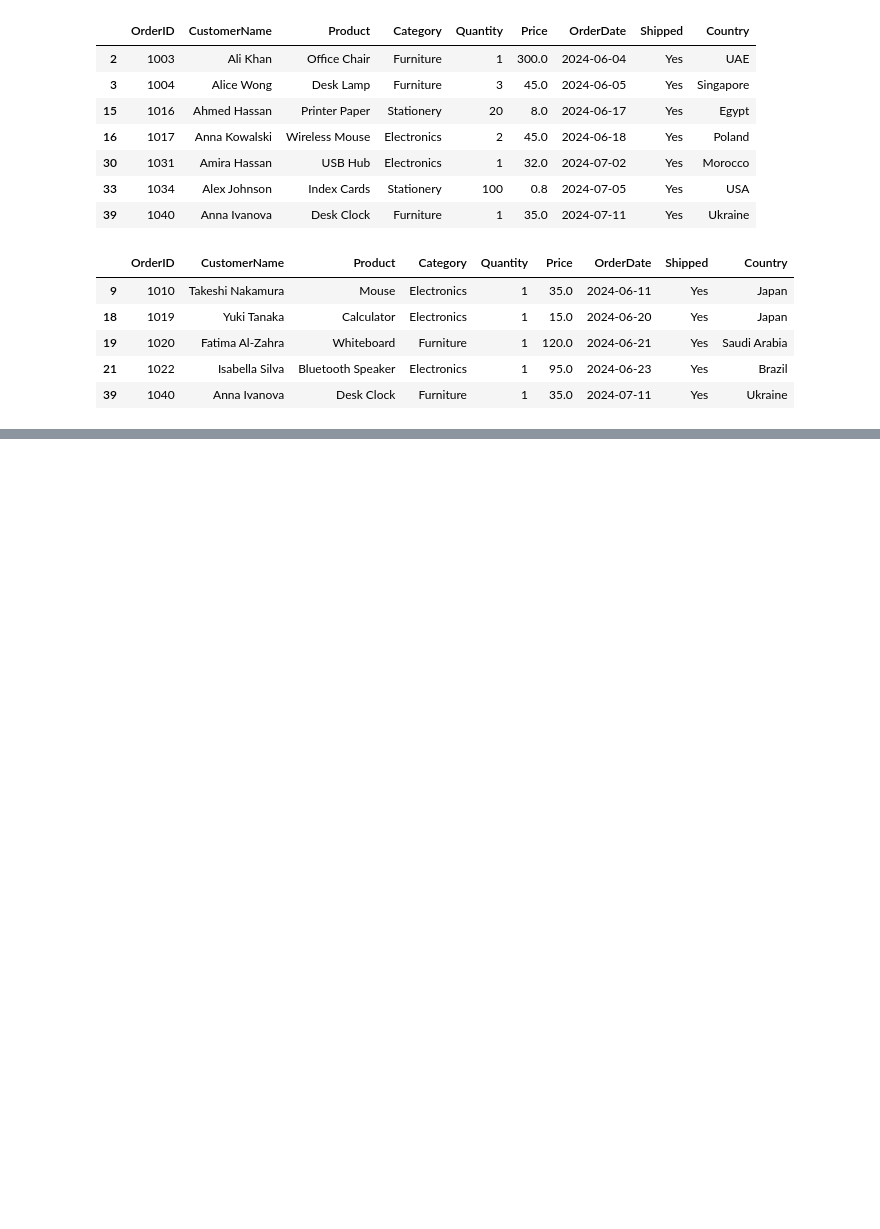
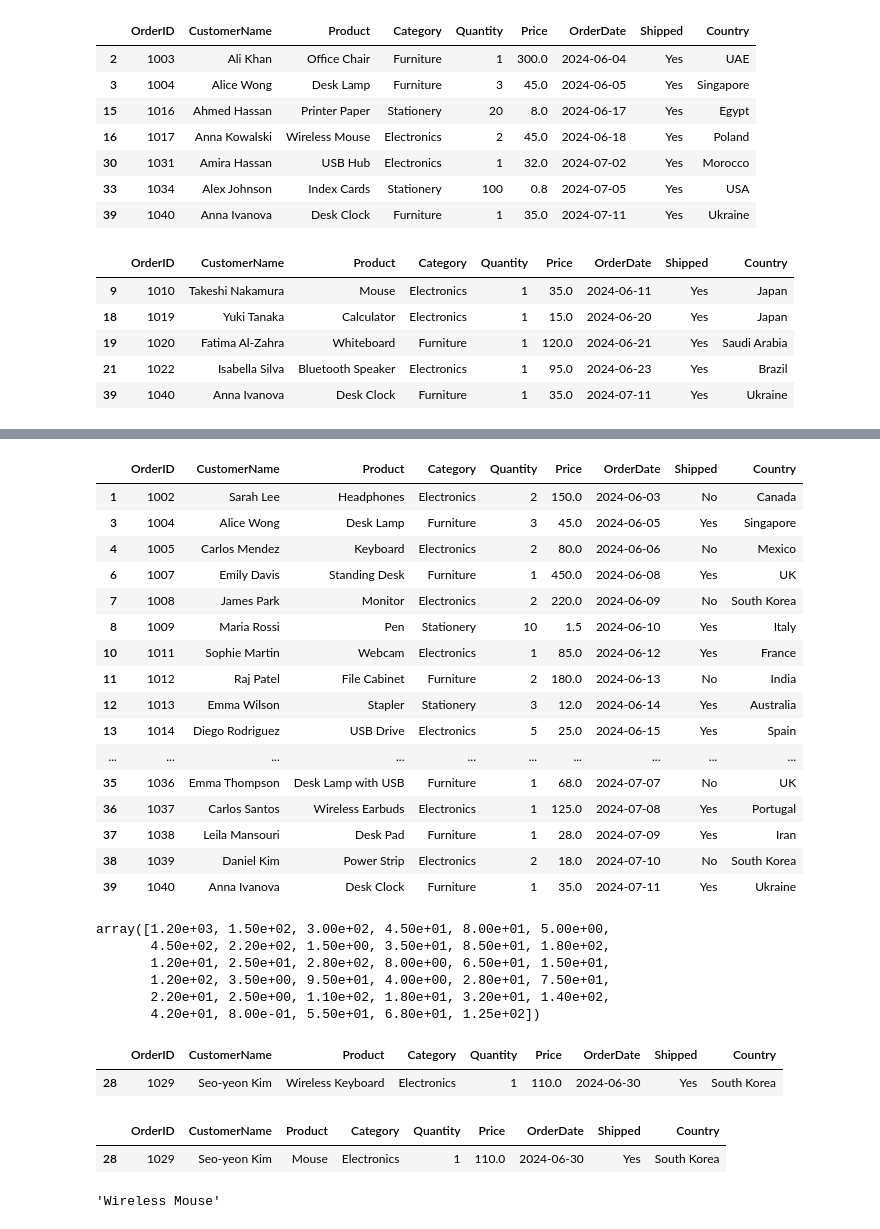
Before and after one commit to sinsinav505-cell/pandas, a Jupyter notebook: oct7.ipynb, the cells around one changed output, grey strips where cells are left out. Cells and saved outputs as stored; diff of their text form; code cells hidden in the pictures; blank space fills up the shorter version.

```diff
--- a/oct7.ipynb
+++ b/oct7.ipynb
@@ -311,0 +324,34 @@ order[order['CustomerName'].str.endswith('a')]
+# %%
+order[~order['Country'].isin(['Japan','USA','UAE'])]
+# %% [output]
+|  | OrderID | CustomerName | Product | Category | Quantity | Price | OrderDate | Shipped | Country |
+| 1 | 1002 | Sarah Lee | Headphones | Electronics | 2 | 150.0 | 2024-06-03 | No | Canada |
+| 3 | 1004 | Alice Wong | Desk Lamp | Furniture | 3 | 45.0 | 2024-06-05 | Yes | Singapore |
+| 4 | 1005 | Carlos Mendez | Keyboard | Electronics | 2 | 80.0 | 2024-06-06 | No | Mexico |
+| 6 | 1007 | Emily Davis | Standing Desk | Furniture | 1 | 450.0 | 2024-06-08 | Yes | UK |
+| 7 | 1008 | James Park | Monitor | Electronics | 2 | 220.0 | 2024-06-09 | No | South Korea |
+| 8 | 1009 | Maria Rossi | Pen | Stationery | 10 | 1.5 | 2024-06-10 | Yes | Italy |
+| 10 | 1011 | Sophie Martin | Webcam | Electronics | 1 | 85.0 | 2024-06-12 | Yes | France |
+| 11 | 1012 | Raj Patel | File Cabinet | Furniture | 2 | 180.0 | 2024-06-13 | No | India |
+| 12 | 1013 | Emma Wilson | Stapler | Stationery | 3 | 12.0 | 2024-06-14 | Yes | Australia |
+| 13 | 1014 | Diego Rodriguez | USB Drive | Electronics | 5 | 25.0 | 2024-06-15 | Yes | Spain |
+| ... | ... | ... | ... | ... | ... | ... | ... | ... | ... |
+| 35 | 1036 | Emma Thompson | Desk Lamp with USB | Furniture | 1 | 68.0 | 2024-07-07 | No | UK |
+| 36 | 1037 | Carlos Santos | Wireless Earbuds | Electronics | 1 | 125.0 | 2024-07-08 | Yes | Portugal |
+| 37 | 1038 | Leila Mansouri | Desk Pad | Furniture | 1 | 28.0 | 2024-07-09 | Yes | Iran |
+| 38 | 1039 | Daniel Kim | Power Strip | Electronics | 2 | 18.0 | 2024-07-10 | No | South Korea |
+| 39 | 1040 | Anna Ivanova | Desk Clock | Furniture | 1 | 35.0 | 2024-07-11 | Yes | Ukraine |
+# %%
+order["Price"].unique()
+# %% [output]
+array([1.20e+03, 1.50e+02, 3.00e+02, 4.50e+01, 8.00e+01, 5.00e+00,
+       4.50e+02, 2.20e+02, 1.50e+00, 3.50e+01, 8.50e+01, 1.80e+02,
+       1.20e+01, 2.50e+01, 2.80e+02, 8.00e+00, 6.50e+01, 1.50e+01,
+       1.20e+02, 3.50e+00, 9.50e+01, 4.00e+00, 2.80e+01, 7.50e+01,
+       2.20e+01, 2.50e+00, 1.10e+02, 1.80e+01, 3.20e+01, 1.40e+02,
+       4.20e+01, 8.00e-01, 5.50e+01, 6.80e+01, 1.25e+02])
+# %%
+order.loc[order['CustomerName'] == 'Seo-yeon Kim']
+# %% [output]
+|  | OrderID | CustomerName | Product | Category | Quantity | Price | OrderDate | Shipped | Country |
+| 28 | 1029 | Seo-yeon Kim | Wireless Keyboard | Electronics | 1 | 110.0 | 2024-06-30 | Yes | South Korea |
@@ -311,0 +360,9 @@ order[order['CustomerName'].str.endswith('a')]
+# %%
+order.loc[order['CustomerName'] == 'Seo-yeon Kim']
+# %% [output]
+|  | OrderID | CustomerName | Product | Category | Quantity | Price | OrderDate | Shipped | Country |
+| 28 | 1029 | Seo-yeon Kim | Mouse | Electronics | 1 | 110.0 | 2024-06-30 | Yes | South Korea |
+# %%
+order['Product'].max()
+# %% [output]
+'Wireless Mouse'
```
Also changed, not shown: parts of 19 cells of this notebook.
